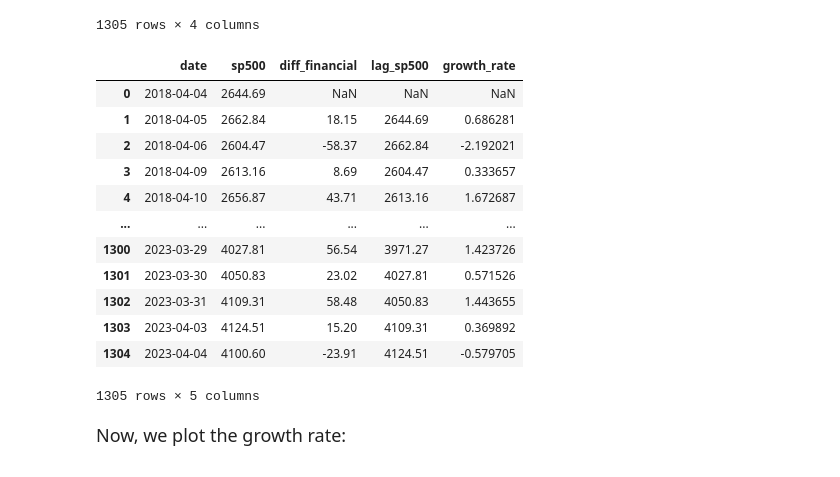
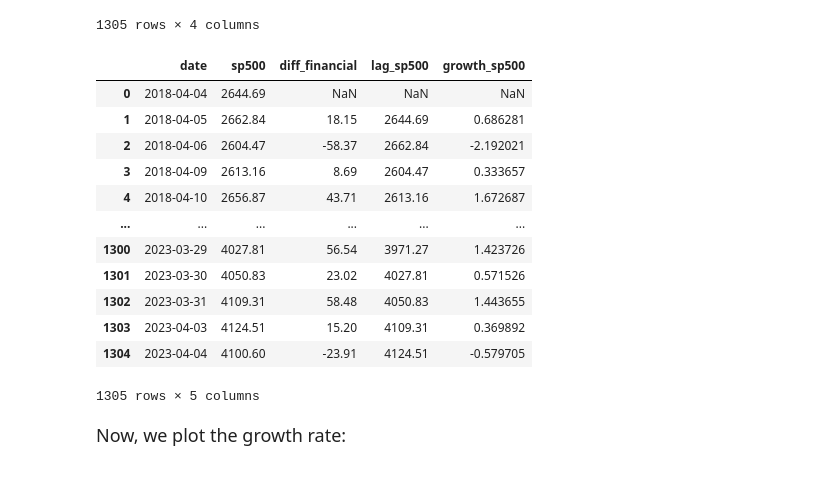
Before and after one commit to savvyscott27/qtm151fall2025, a Jupyter notebook: Lecture_18-time_series_data/Lecture18_MYCOPY.ipynb, the cells around one changed output. Saved outputs shown, nothing was run; the diff lists cells and outputs as text; code cells hidden in the pictures.

```diff
--- a/Lecture_18-time_series_data/Lecture18_MYCOPY.ipynb
+++ b/Lecture_18-time_series_data/Lecture18_MYCOPY.ipynb
@@ -380,10 +380,10 @@ display(df_financial[["date", "sp500", "diff_financial", "lag_sp500"]])
 # %%
 # Now we combine ".diff()" and ".shift()" to compute growth rates
 
 df_financial['growth_sp500'] = (df_financial['diff_financial'] / df_financial['lag_sp500'])*100
-display(df_financial[["date", "sp500", "diff_financial", "lag_sp500", "growth_rate"]])
+display(df_financial[["date", "sp500", "diff_financial", "lag_sp500", "growth_sp500"]])
 # %% [output]
-|  | date | sp500 | diff_financial | lag_sp500 | growth_rate |
+|  | date | sp500 | diff_financial | lag_sp500 | growth_sp500 |
 | 0 | 2018-04-04 | 2644.69 | NaN | NaN | NaN |
 | 1 | 2018-04-05 | 2662.84 | 18.15 | 2644.69 | 0.686281 |
 | 2 | 2018-04-06 | 2604.47 | -58.37 | 2662.84 | -2.192021 |
```
Also changed, not shown: parts of 7 cells of this notebook, 2 other files.
